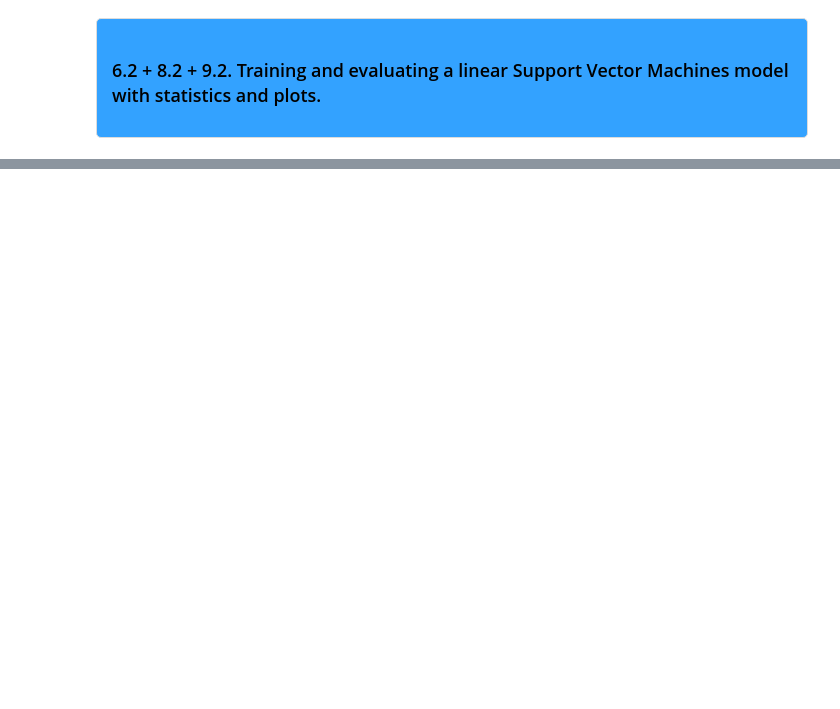
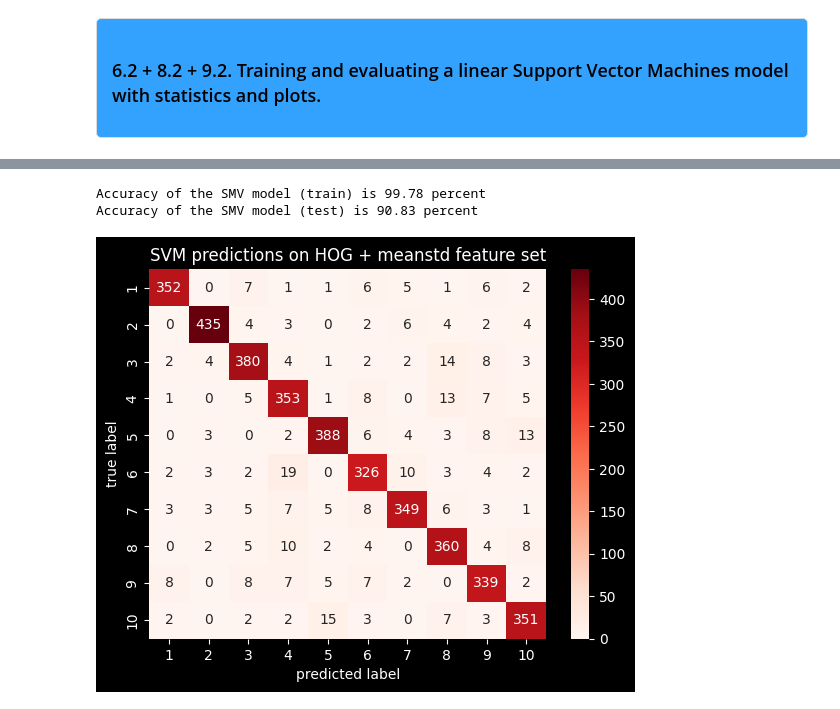
Before and after one commit to Victor-L-Almgren/Collaboration-Repo, a Jupyter notebook: Applied machine learning/Module 1/Lab 1.ipynb, the cells around one changed output, grey strips where cells are left out. Saved outputs shown, nothing was run; the diff lists cells and outputs as text; code cells hidden in the pictures; blank space fills up the shorter version.

```diff
--- a/Applied machine learning/Module 1/Lab 1.ipynb
+++ b/Applied machine learning/Module 1/Lab 1.ipynb
@@ -318,0 +393,21 @@ LinearSVC(max_iter=3000, random_state=0, tol=1e-05)
+# %%
+# Train a model using a Linear Support Vector algorithm on meanstd feature set
+
+SVM_meanstd = LinearSVC(random_state=0, tol=1e-5, max_iter=3000)
+SVM_meanstd.fit(X_train_meanstd_normalized, y_train)
+
+SVM_predictions_meanstd = SVM_meanstd.predict(X_test_meanstd_normalized)
+
+print("Accuracy of the SMV model (train) is %2.2f percent " % float(SVM_meanstd.score(X_train_meanstd_normalized, y_train)*100.0))
+print("Accuracy of the SMV model (test) is %2.2f percent" % float(SVM_meanstd.score(X_test_meanstd_normalized, y_test)*100.0))
+print()
+SVM_cm_meanstd = confusion_matrix(SVM_predictions_meanstd, y_test)
+sns.heatmap(SVM_cm_meanstd, annot=True, fmt='d', cmap="Reds", xticklabels=range(1,11), yticklabels=range(1,11))
+plt.title("SVM predictions on HOG + meanstd feature set")
+plt.xlabel("predicted label")
+plt.ylabel("true label")
+plt.show()
+# %% [output]
+Accuracy of the SMV model (train) is 99.78 percent
+Accuracy of the SMV model (test) is 90.83 percent
+[figure, added]
```
Also changed, not shown: parts of 13 cells of this notebook.
